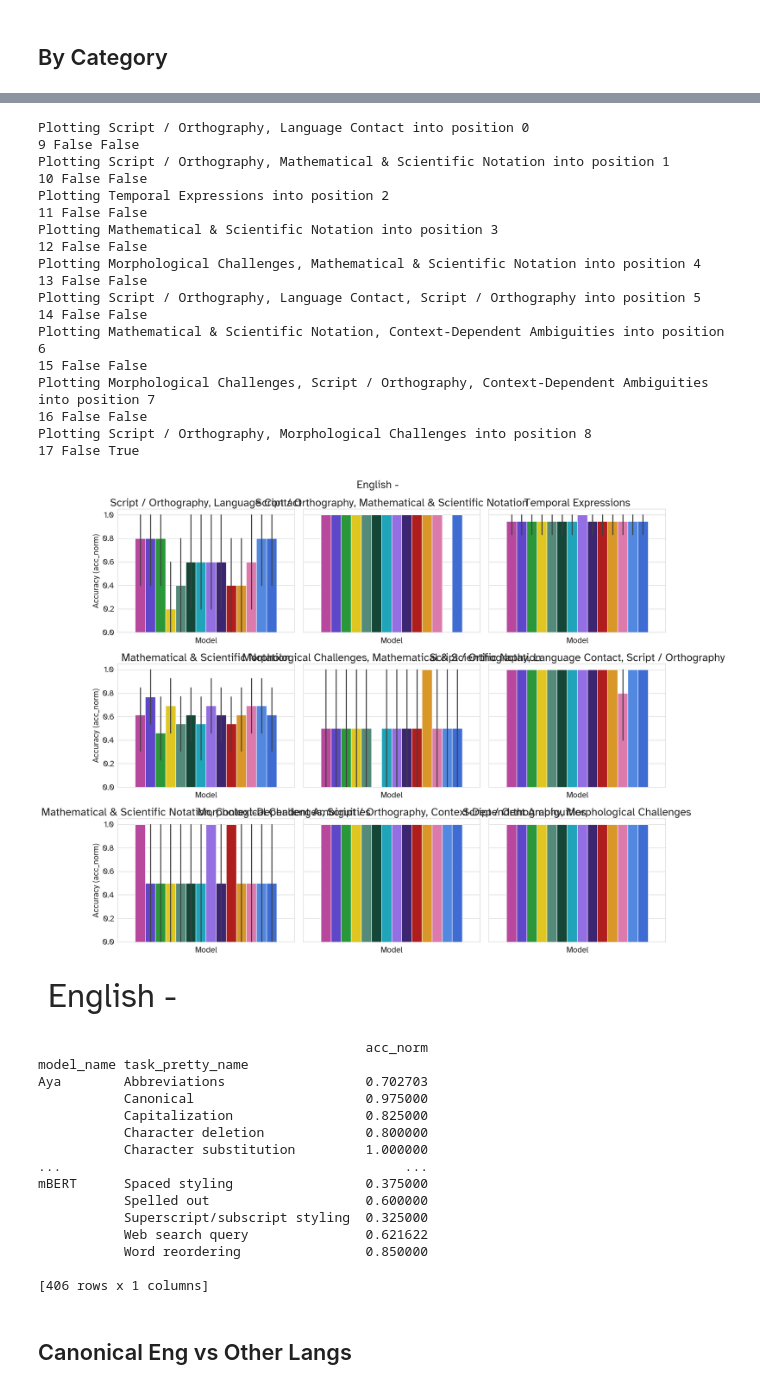
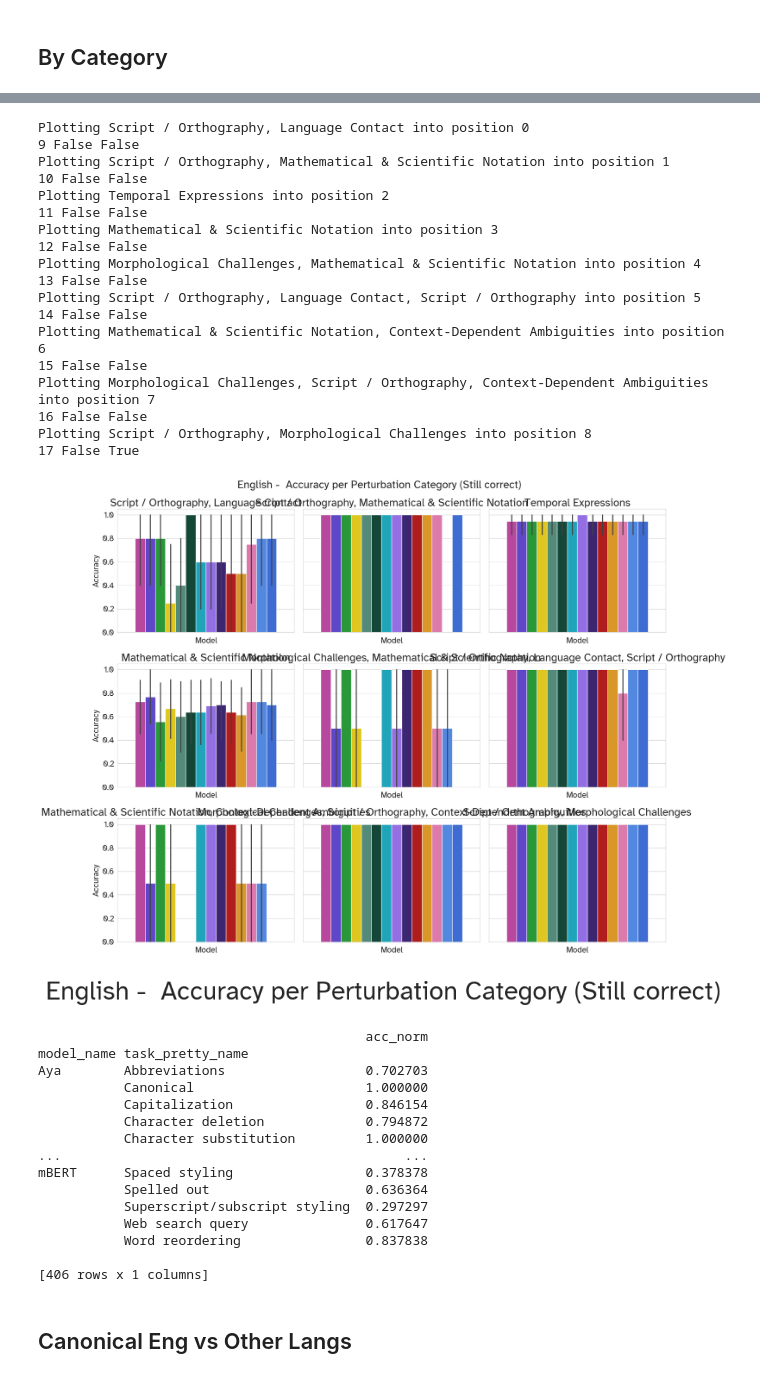
Before and after one commit to r-three/Tokenizers, a Jupyter notebook: notebooks/paper-benchmark-plots.ipynb, the cells around one changed output, grey strips where cells are left out. Saved outputs shown, nothing was run; the diff lists cells and outputs as text; code cells hidden in the pictures.

```diff
--- a/notebooks/paper-benchmark-plots.ipynb
+++ b/notebooks/paper-benchmark-plots.ipynb
@@ -145,7 +143,7 @@ def get_canonical_and_perturbed_df(
 # %%
 METRIC = "acc_norm"
-OUTPUT_DIR_ = Path("./output/prelim-results-v3")
-OUTPUT_DIR_ = Path("./output/results-v5")
+OUTPUT_DIR_ = Path("./output/prelim-results-v5")
+OUTPUT_DIR_ = Path("./output/paper-results-v5")
 
 # keeps set_id, model pairs that are correct for canonical
 suffix = "(Still correct)"
@@ -163,20 +161,20 @@ only_keep_perturbed_true = False
 # keep_remains_or_becomes_correct = False
 # only_keep_perturbed_true = True
 
-suffix = "(All)"
-only_keep_canonical_true = False
-keep_remains_or_becomes_correct = False
-only_keep_perturbed_true = False
+# keep all the samples
+# suffix = "(All)"
+# only_keep_canonical_true = False
+# keep_remains_or_becomes_correct = False
+# only_keep_perturbed_true = False
 
-base_dir = Path("../results/paper").resolve().absolute()
-base_dir = Path("../results/paper-v2").resolve().absolute()
-code_pattern = "*tokenizer_robustness_completion_farsi*"
-title_pattern = "Farsi - "
-OUTPUT_DIR = OUTPUT_DIR_/"farsi"
 
-code_pattern = "*tokenizer_robustness_completion_turkish*"
-title_pattern = "Turkish - "
-OUTPUT_DIR = OUTPUT_DIR_/"turkish"
+# code_pattern = "*tokenizer_robustness_completion_farsi*"
+# title_pattern = "Farsi - "
+# OUTPUT_DIR = OUTPUT_DIR_/"farsi"
+
+# code_pattern = "*tokenizer_robustness_completion_turkish*"
+# title_pattern = "Turkish - "
+# OUTPUT_DIR = OUTPUT_DIR_/"turkish"
 
 # code_pattern = "*tokenizer_robustness_completion_stem*"
 # title_pattern = "STEM - "
@@ -496,7 +526,7 @@ array(['', 'Grammatical errors', 'Mathematical & Scientific Notation',
 # %%
 nrows, ncols = 3, 3
 fig, axs = get_new_fig(
-    nrows=nrows, ncols=ncols, title=f"{title_pattern}Accuracy by Category {suffix}"
+    nrows=nrows, ncols=ncols, title=f"{title_pattern}Accuracy per Perturbation Subcategory {suffix}"
 )
 fig_cnt = 0
 PLOT_AXIS = "model_name"
@@ -517,7 +547,7 @@ for i, task in enumerate(tasks, 1):
         tmp, hue=PLOT_AXIS, y=METRIC,ax=ax, legend=i == 1, palette=palette
     )
     ax.set_xlabel("Model")
-    ax.set_ylabel(f"Accuracy ({METRIC})")
+    ax.set_ylabel(f"Accuracy")
     title = task
     ax.set_title(title)
     # Check if we need to show the current figure
@@ -544,7 +574,7 @@ for i, task in enumerate(tasks, 1):
         plt.tight_layout()
         plt.savefig(OUTPUT_DIR/f"by_task_{METRIC}_{fig_cnt}.pdf", pad_inches=0, bbox_inches="tight")
         plt.show()
-        fig, axs = get_new_fig(nrows=nrows, ncols=ncols, title=title_pattern)
+        fig, axs = get_new_fig(nrows=nrows, ncols=ncols, title=f"{title_pattern}Accuracy per Perturbation Subcategory {suffix}")
         fig_cnt += 1
 # Hide any unused subplots if there are fewer than 6 tasks
 for j in range((len(tasks) + 1) % (ncols * nrows), ncols * nrows):
@@ -680,7 +710,7 @@ print(pv.to_markdown())
 # %%
 nrows, ncols = 3, 3
 fig, axs = get_new_fig(
-    nrows=nrows, ncols=ncols, title=f"{title_pattern}Robustness Rate {suffix}"
+    nrows=nrows, ncols=ncols, title=f"{title_pattern} Accuracy per Perturbation Category {suffix}"
 )
 fig_cnt = 0
 PLOT_AXIS = "model_name"
@@ -700,7 +730,7 @@ for i, task in enumerate(tasks, 1):
         tmp, hue=PLOT_AXIS, y=METRIC,ax=ax, legend=i == 1, palette=palette
     )
     ax.set_xlabel("Model")
-    ax.set_ylabel(f"Accuracy ({METRIC})")
+    ax.set_ylabel(f"Accuracy")
     title = task
     ax.set_title(title)
     # Check if we need to show the current figure
@@ -727,7 +757,7 @@ for i, task in enumerate(tasks, 1):
         plt.tight_layout()
         plt.savefig(OUTPUT_DIR/f"by_task_{METRIC}_{fig_cnt}.pdf", pad_inches=0, bbox_inches="tight")
         plt.show()
-        fig, axs = get_new_fig(nrows=nrows, ncols=ncols, title=title_pattern)
+        fig, axs = get_new_fig(nrows=nrows, ncols=ncols, title=f"{title_pattern} Accuracy per Perturbation Category {suffix}")
         fig_cnt += 1
 # Hide any unused subplots if there are fewer than 6 tasks
 for j in range((len(tasks) + 1) % (ncols * nrows), ncols * nrows):
@@ -760,36 +790,36 @@ Plotting Script / Orthography, Context-Dependent Ambiguities into position 8
 Plotting Script / Orthography, Language Contact into position 0
 9 False False
 Plotting Script / Orthography, Mathematical & Scientific Notation into position 1
 10 False False
 Plotting Temporal Expressions into position 2
 11 False False
 Plotting Mathematical & Scientific Notation into position 3
 12 False False
 Plotting Morphological Challenges, Mathematical & Scientific Notation into position 4
 13 False False
 Plotting Script / Orthography, Language Contact, Script / Orthography into position 5
 14 False False
 Plotting Mathematical & Scientific Notation, Context-Dependent Ambiguities into position 6
 15 False False
 Plotting Morphological Challenges, Script / Orthography, Context-Dependent Ambiguities into position 7
 16 False False
 Plotting Script / Orthography, Morphological Challenges into position 8
 17 False True
-[figure, old version]
+[figure, new version]
-[figure, old version]
+[figure, new version]
                                           acc_norm
 model_name task_pretty_name
 Aya        Abbreviations                  0.702703
-           Canonical                      0.975000
-           Capitalization                 0.825000
-           Character deletion             0.800000
+           Canonical                      1.000000
+           Capitalization                 0.846154
+           Character deletion             0.794872
            Character substitution         1.000000
 ...                                            ...
-mBERT      Spaced styling                 0.375000
-           Spelled out                    0.600000
-           Superscript/subscript styling  0.325000
-           Web search query               0.621622
-           Word reordering                0.850000
+mBERT      Spaced styling                 0.378378
+           Spelled out                    0.636364
+           Superscript/subscript styling  0.297297
+           Web search query               0.617647
+           Word reordering                0.837838
 
 [406 rows x 1 columns]
 # %% [markdown]
```
Also changed, not shown: parts of 25 cells of this notebook.
